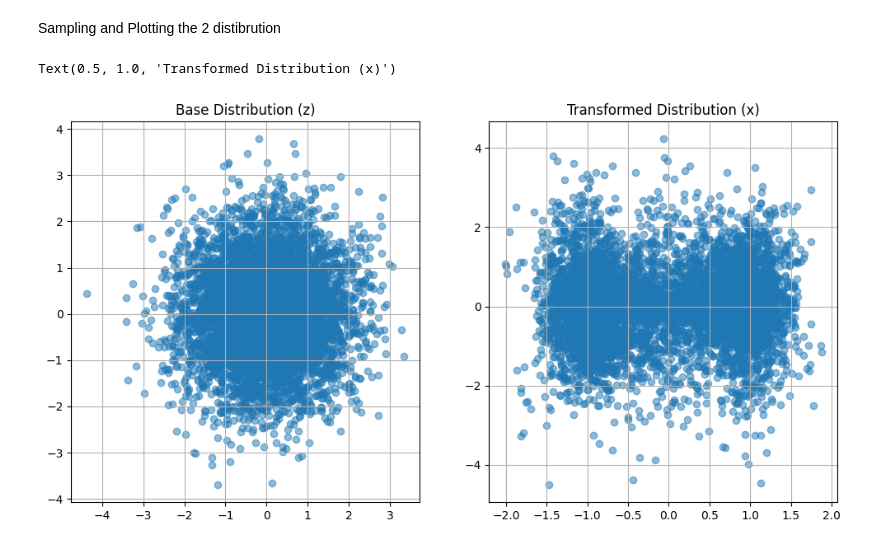
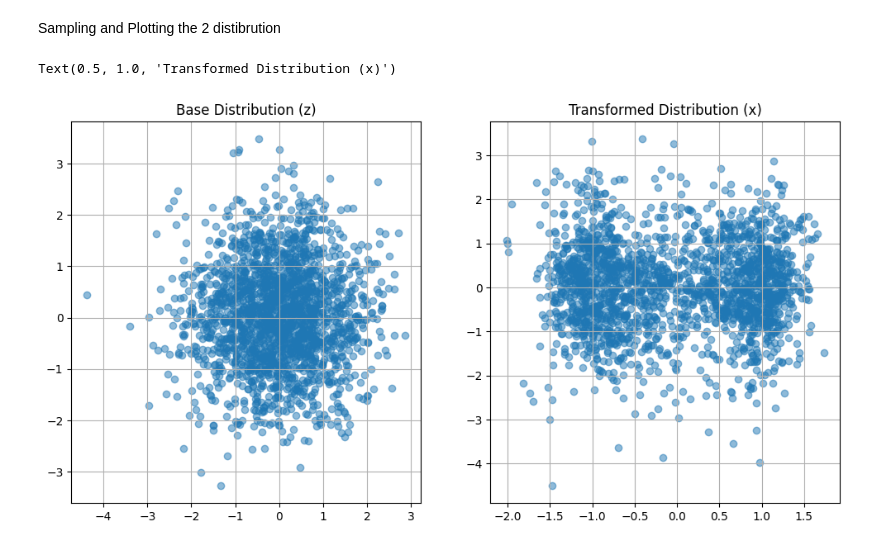
Before and after one commit to rpivi/Normalizing_Flow, a Jupyter notebook: nf.ipynb, the cells around one changed output. Saved outputs shown, nothing was run; the diff lists cells and outputs as text; code cells hidden in the pictures.

```diff
--- a/nf.ipynb
+++ b/nf.ipynb
@@ -5,11 +5,8 @@ import jax
 import jax.numpy as jnp
 import matplotlib.pyplot as plt
 # %%
-# Simple MLP with one hidden layer:
-# MLP stands for Multi-Layer Perceptron, which is a type of feedforward neural network.
-# The `init_mlp` function initializes the parameters of the MLP, including the weights and biases for both layers.
-
-def init_mlp(key, in_dim, hidden1, hidden2, out_dim):
+# The `init` function initializes the parameters
+def init(key, in_dim, hidden1, hidden2, out_dim):
     k1, k2 = jax.random.split(key)
     return {
         "W1": jax.random.normal(k1, (in_dim, hidden1)) * 0.1,
@@ -19,10 +16,10 @@ def init_mlp(key, in_dim, hidden1, hidden2, out_dim):
         "W3": jax.random.normal(k2, (hidden2, out_dim)) * 0.1,
         "b3": jnp.zeros(out_dim),
     }
-# The `mlp` function defines the forward pass of the MLP. It takes the input `x`,
+# The `f` function defines the forward pass of the MLP. It takes the input `x`,
 # applies a linear transformation followed by a non-linear activation (tanh) for the hidden layer,
-# and then applies another linear transformation to produce the output.
-def mlp(params, x):
+# and then applies another linear transformation etc
+def f(params, x):
     h1 = jnp.tanh(x @ params["W1"] + params["b1"])
     h2 = jnp.tanh(h1 @ params["W2"] + params["b2"])
     return h2 @ params["W3"] + params["b3"]
@@ -34,7 +31,7 @@ def mlp(params, x):
 def coupling_forward(params, x, mask):
     x_masked = x * mask
 
-    st = mlp(params, x_masked) # we pass to the MLP the masked input.
+    st = f(params, x_masked) # we pass to the MLP the masked input.
     s, t = jnp.split(st, 2, axis=-1) # we split the output of the MLP into two parts: s and t.
 
     s = 0.1 * jnp.tanh(s)  # we scale s to ensure that the exponential does not explode.
@@ -117,7 +114,7 @@ key = jax.random.PRNGKey(0)
 
 n_layers = 8
 keys = jax.random.split(key, n_layers)
-params = [init_mlp(k, 2, 64, 14, 4) for k in keys]
+params = [init(k, 2, 64, 14, 4) for k in keys]
 masks = create_masks(n_layers)
 loss_history = []
 n_steps = 80000
@@ -143,24 +140,23 @@ plt.show()
 def sample(params, masks, key, n=1000):
     z = jax.random.normal(key, (n, 2))
     x, _ = forward(params, masks, z)
-    return x
+    return x, z
 # %% [markdown]
 Sampling and Plotting the 2 distibrution
 # %%
-n_samples = 6000
-z = jax.random.normal(key, (n_samples, 2))
-x = sample(params, masks, key, n_samples)
+n_samples = 2000
+x, z= sample(params, masks, key, n_samples)
 
 # before and after the transformation plot
 plt.figure(figsize=(12, 6))
 plt.subplot(1, 2, 1)
 plt.grid()
 plt.scatter(z[:, 0], z[:, 1], alpha=0.5)
 plt.title("Base Distribution (z)")
 plt.subplot(1, 2, 2)
 plt.grid()
 plt.scatter(x[:, 0], x[:, 1], alpha=0.5)
 plt.title("Transformed Distribution (x)")
 # %% [output]
 Text(0.5, 1.0, 'Transformed Distribution (x)')
-[figure, old version]
+[figure, new version]
```
Also changed, not shown: parts of 1 cell of this notebook, 4 other files.
